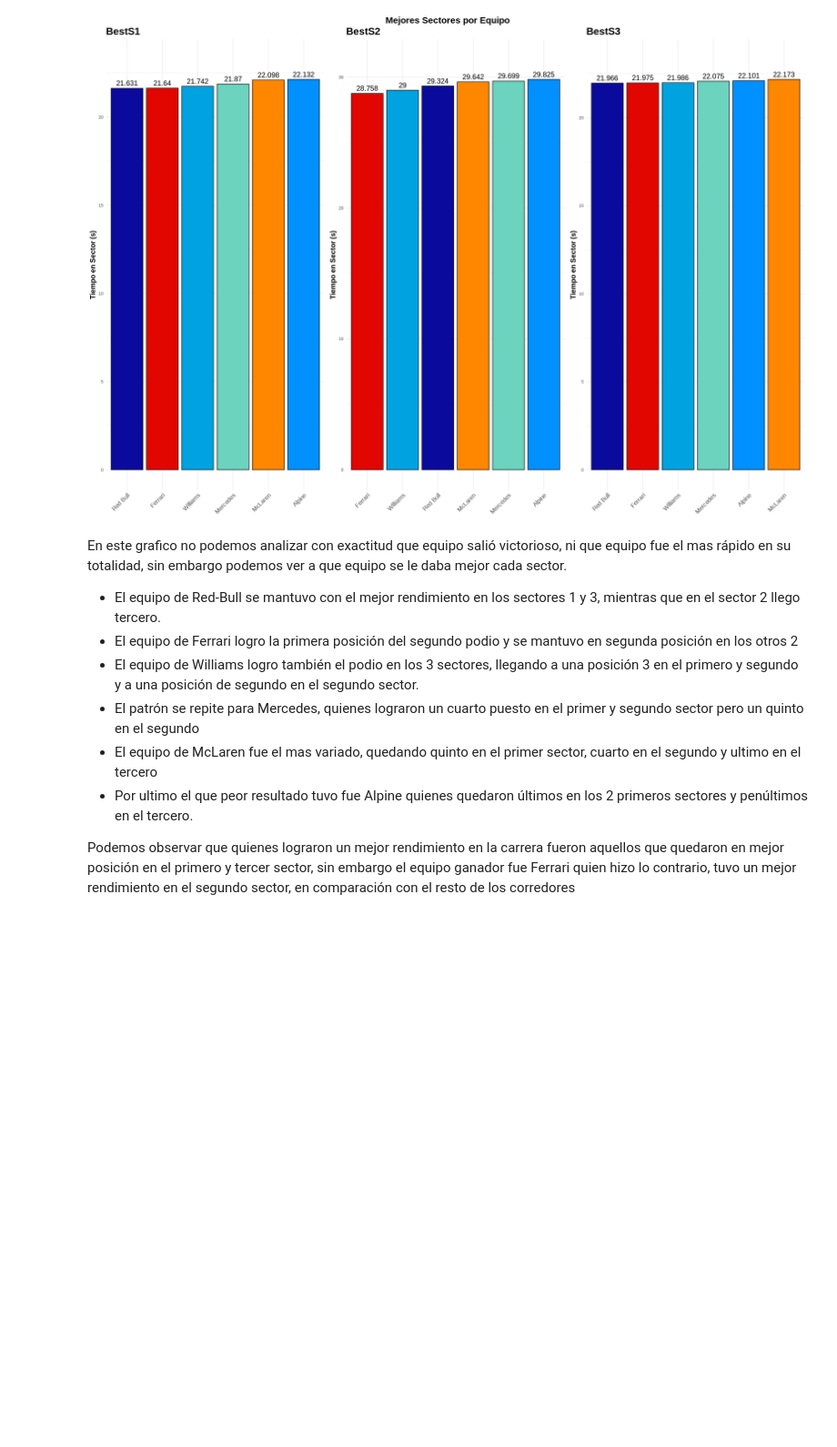
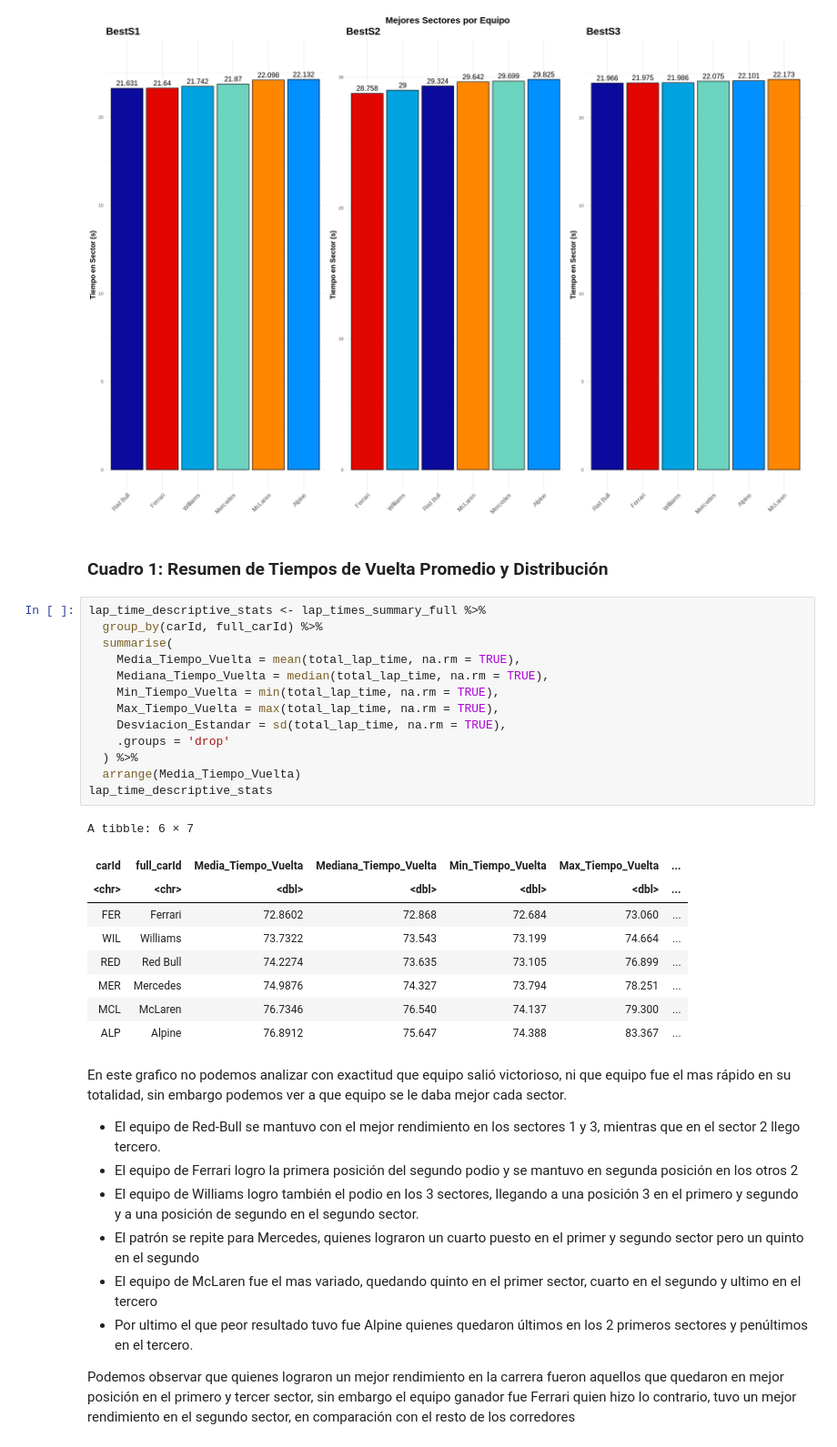
Before and after one commit to LuppeCh/F1EDA, a Jupyter notebook: Exploración_de_Datos_Trabajo_Final.ipynb, the cells around one changed output. Shown at 91% size. Cells and saved outputs as stored; diff of their text form; blank space fills up the shorter version.

```diff
--- a/Exploración_de_Datos_Trabajo_Final.ipynb
+++ b/Exploración_de_Datos_Trabajo_Final.ipynb
@@ -888,6 +888,31 @@ grid.arrange(p_s1, p_s2, p_s3, ncol = 3,
 # %% [output]
  Generando Gráfico 7 (Sectores Separados)...
 [figure]
+# %% [markdown]
+### Cuadro 1: Resumen de Tiempos de Vuelta Promedio y Distribución
+# %%
+lap_time_descriptive_stats <- lap_times_summary_full %>%
+  group_by(carId, full_carId) %>%
+  summarise(
+    Media_Tiempo_Vuelta = mean(total_lap_time, na.rm = TRUE),
+    Mediana_Tiempo_Vuelta = median(total_lap_time, na.rm = TRUE),
+    Min_Tiempo_Vuelta = min(total_lap_time, na.rm = TRUE),
+    Max_Tiempo_Vuelta = max(total_lap_time, na.rm = TRUE),
+    Desviacion_Estandar = sd(total_lap_time, na.rm = TRUE),
+    .groups = 'drop'
+  ) %>%
+  arrange(Media_Tiempo_Vuelta)
+lap_time_descriptive_stats
+# %% [output]
+A tibble: 6 × 7
+| carId | full_carId | Media_Tiempo_Vuelta | Mediana_Tiempo_Vuelta | Min_Tiempo_Vuelta | Max_Tiempo_Vuelta | ... |
+| <chr> | <chr> | <dbl> | <dbl> | <dbl> | <dbl> | ... |
+| FER | Ferrari | 72.8602 | 72.868 | 72.684 | 73.060 | ... |
+| WIL | Williams | 73.7322 | 73.543 | 73.199 | 74.664 | ... |
+| RED | Red Bull | 74.2274 | 73.635 | 73.105 | 76.899 | ... |
+| MER | Mercedes | 74.9876 | 74.327 | 73.794 | 78.251 | ... |
+| MCL | McLaren | 76.7346 | 76.540 | 74.137 | 79.300 | ... |
+| ALP | Alpine | 76.8912 | 75.647 | 74.388 | 83.367 | ... |
 # %% [markdown]
 En este grafico no podemos analizar con exactitud que equipo salió victorioso, ni que equipo fue el mas rápido en su totalidad, sin embargo podemos ver a que equipo se le daba mejor cada sector.
 
```
Also changed, not shown: parts of 4 cells of this notebook.
